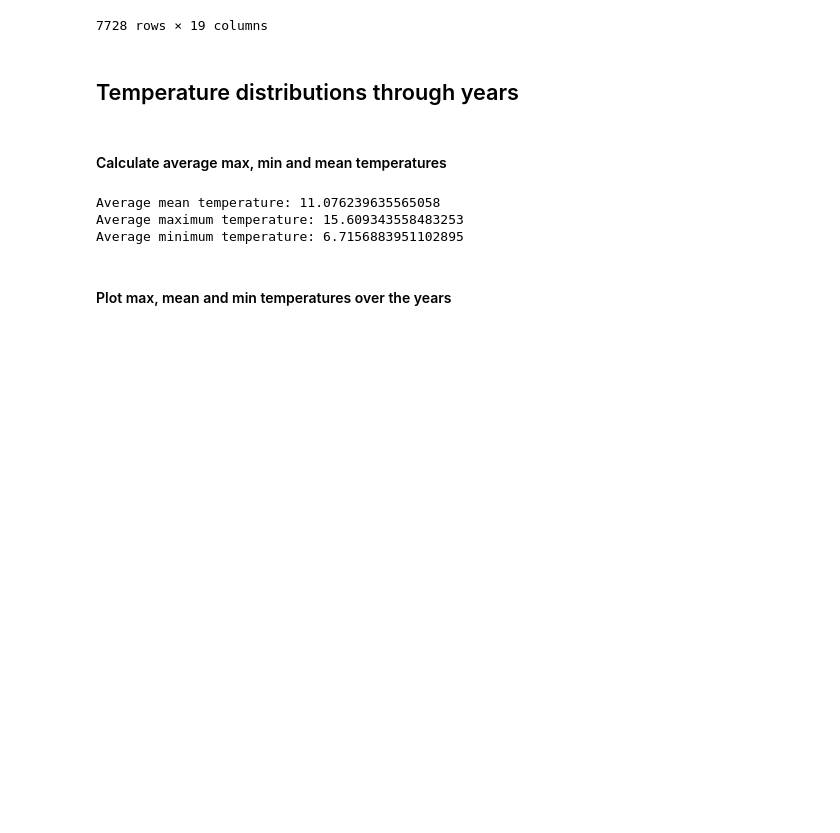
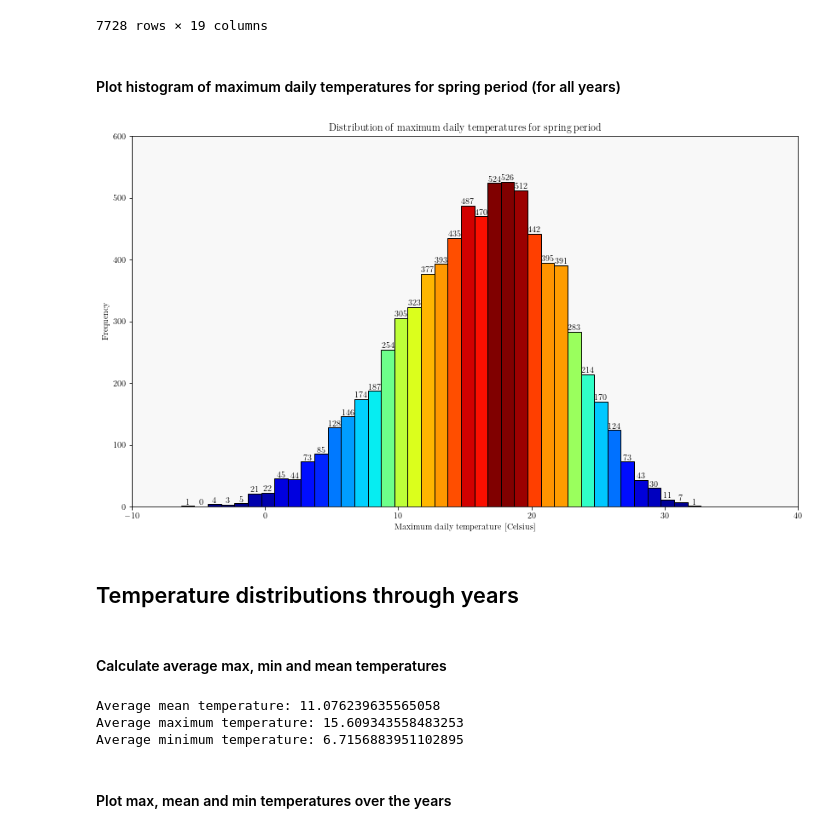
Before and after one commit to cimbaIG/Weather_data_Zagreb, a Jupyter notebook: weather_data_zagreb.ipynb, the cells around one changed output. Saved outputs shown, nothing was run; the diff lists cells and outputs as text; code cells hidden in the pictures; blank space fills up the shorter version.

Commit message:
Plot histogram for max daily temps for spring period

```diff
--- a/weather_data_zagreb.ipynb
+++ b/weather_data_zagreb.ipynb
@@ -1276,6 +1276,35 @@ spring_data
 | 7726 | 2023-05-30 | 55.0 | 23.2 | 12.5 | 18.3 | ... |
 | 7727 | 2023-05-31 | 55.0 | 21.3 | 14.5 | 17.2 | ... |
 7728 rows × 19 columns
+# %% [markdown]
+#### Plot histogram of maximum daily temperatures for spring period (for all years)
+# %%
+# Plot histogram of maximum daily temperatures for spring period
+n, bins, patches = plt.hist(x=spring_data["temperature_2m_max (°C)"], bins=np.arange(spring_data["temperature_2m_max (°C)"].min(), spring_data["temperature_2m_max (°C)"].max()+1), edgecolor="black")
+
+# Add colormap to bins
+col = (n-n.min())/(n.max()-n.min())
+cm = plt.cm.get_cmap('jet')
+for c, p in zip(col, patches):
+   plt.setp(p, 'facecolor', cm(c))
+
+# Get current figure and make it looks pretty
+figure = plt.gcf()
+figure.set_figwidth(14)
+figure.set_figheight(8)
+plt.xlim((-10,40))
+plt.ylim((0,600))
+plt.xlabel("Maximum daily temperature [Celsius]")
+plt.ylabel("Frequency")
+plt.title("Distribution of maximum daily temperatures for spring period")
+plt.bar_label(patches)
+ax = plt.gca()
+ax.set_facecolor("#F8F8F8")
+
+# Save figure to .pdf file
+plt.savefig('distribution_of_max_daily_temperatures_for_spring_period.pdf', bbox_inches='tight')
+# %% [output]
+[figure, added]
 # %% [markdown]
 ## Temperature distributions through years
 # %% [markdown]
```
Also changed, not shown: 1 other file.
